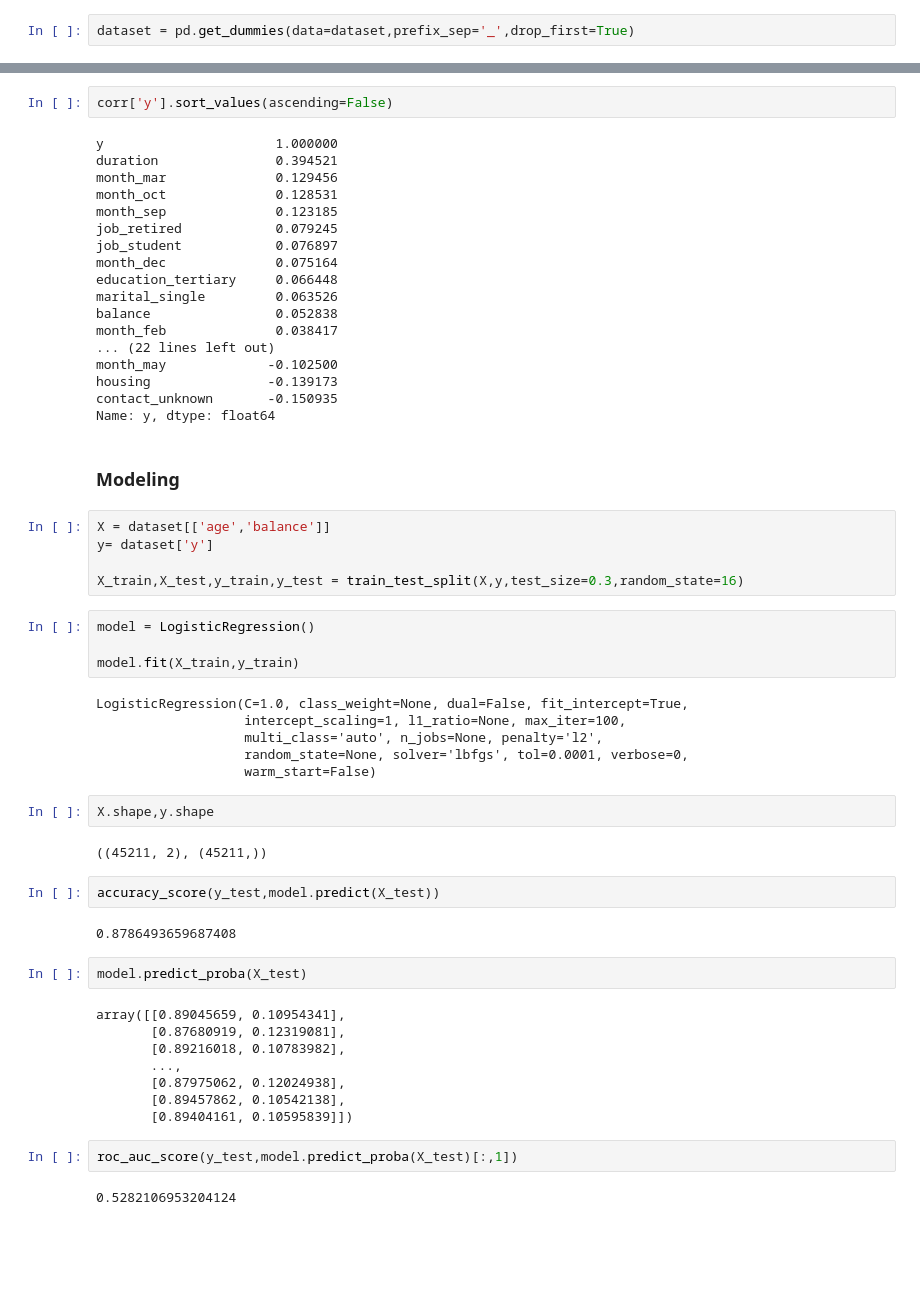
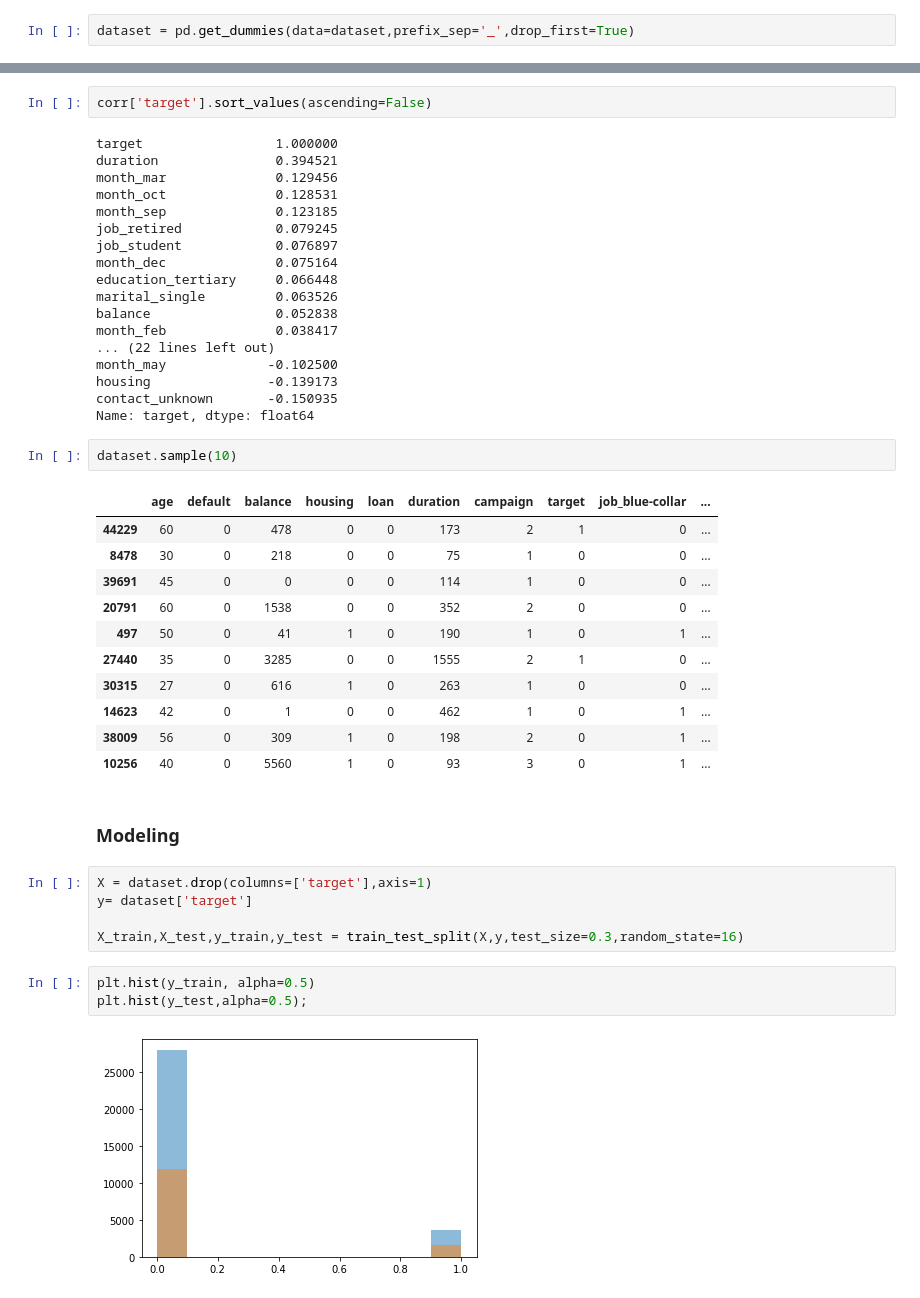
Before and after one commit to czokw1/ml-predict-bank-deposit, a Jupyter notebook: data_analysis.ipynb, the cells around one changed output, grey strips where cells are left out. Cells and saved outputs as stored; diff of their text form; blank space fills up the shorter version.

Commit message:
updated preparing features step, created LR model

```diff
--- a/data_analysis.ipynb
+++ b/data_analysis.ipynb
@@ -362,7 +365,7 @@ sns.heatmap(data=corr,annot=True)
 # %%
-corr['y'].sort_values(ascending=False)
+corr['target'].sort_values(ascending=False)
 # %% [output]
-y                      1.000000
+target                 1.000000
 duration               0.394521
 month_mar              0.129456
 month_oct              0.128531
@@ -378,43 +381,30 @@ month_feb              0.038417
 month_may             -0.102500
 housing               -0.139173
 contact_unknown       -0.150935
-Name: y, dtype: float64
+Name: target, dtype: float64
+# %%
+dataset.sample(10)
+# %% [output]
+|  | age | default | balance | housing | loan | duration | campaign | target | job_blue-collar | ... |
+| 44229 | 60 | 0 | 478 | 0 | 0 | 173 | 2 | 1 | 0 | ... |
+| 8478 | 30 | 0 | 218 | 0 | 0 | 75 | 1 | 0 | 0 | ... |
+| 39691 | 45 | 0 | 0 | 0 | 0 | 114 | 1 | 0 | 0 | ... |
+| 20791 | 60 | 0 | 1538 | 0 | 0 | 352 | 2 | 0 | 0 | ... |
+| 497 | 50 | 0 | 41 | 1 | 0 | 190 | 1 | 0 | 1 | ... |
+| 27440 | 35 | 0 | 3285 | 0 | 0 | 1555 | 2 | 1 | 0 | ... |
+| 30315 | 27 | 0 | 616 | 1 | 0 | 263 | 1 | 0 | 0 | ... |
+| 14623 | 42 | 0 | 1 | 0 | 0 | 462 | 1 | 0 | 1 | ... |
+| 38009 | 56 | 0 | 309 | 1 | 0 | 198 | 2 | 0 | 1 | ... |
+| 10256 | 40 | 0 | 5560 | 1 | 0 | 93 | 3 | 0 | 1 | ... |
 # %% [markdown]
 ### Modeling
 # %%
-X = dataset[['age','balance']]
-y= dataset['y']
+X = dataset.drop(columns=['target'],axis=1)
+y= dataset['target']
 
 X_train,X_test,y_train,y_test = train_test_split(X,y,test_size=0.3,random_state=16)
-# %%
-model = LogisticRegression()
-
-model.fit(X_train,y_train)
-# %% [output]
-LogisticRegression(C=1.0, class_weight=None, dual=False, fit_intercept=True,
-                   intercept_scaling=1, l1_ratio=None, max_iter=100,
-                   multi_class='auto', n_jobs=None, penalty='l2',
-                   random_state=None, solver='lbfgs', tol=0.0001, verbose=0,
-                   warm_start=False)
-# %%
-X.shape,y.shape
-# %% [output]
-((45211, 2), (45211,))
-# %%
-accuracy_score(y_test,model.predict(X_test))
-# %% [output]
-0.8786493659687408
-# %%
-model.predict_proba(X_test)
-# %% [output]
-array([[0.89045659, 0.10954341],
-       [0.87680919, 0.12319081],
-       [0.89216018, 0.10783982],
-       ...,
-       [0.87975062, 0.12024938],
-       [0.89457862, 0.10542138],
-       [0.89404161, 0.10595839]])
-# %%
-roc_auc_score(y_test,model.predict_proba(X_test)[:,1])
-# %% [output]
-0.5282106953204124
+# %%
+plt.hist(y_train, alpha=0.5)
+plt.hist(y_test,alpha=0.5);
+# %% [output]
+[figure, added]
```
Also changed, not shown: parts of 24 cells of this notebook.
